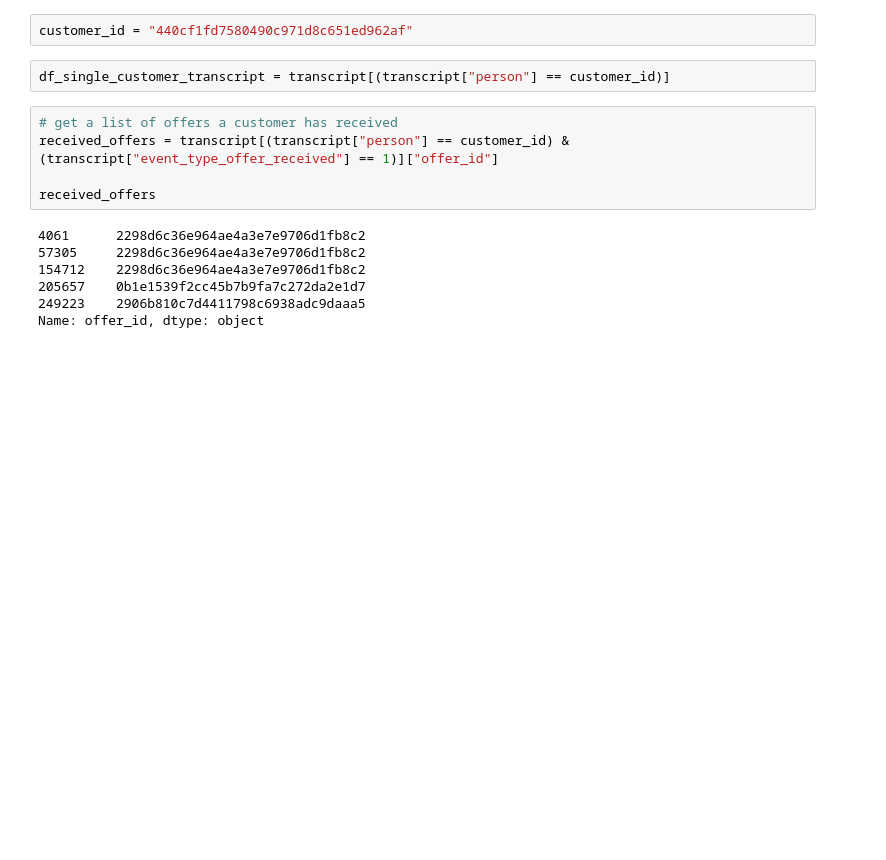
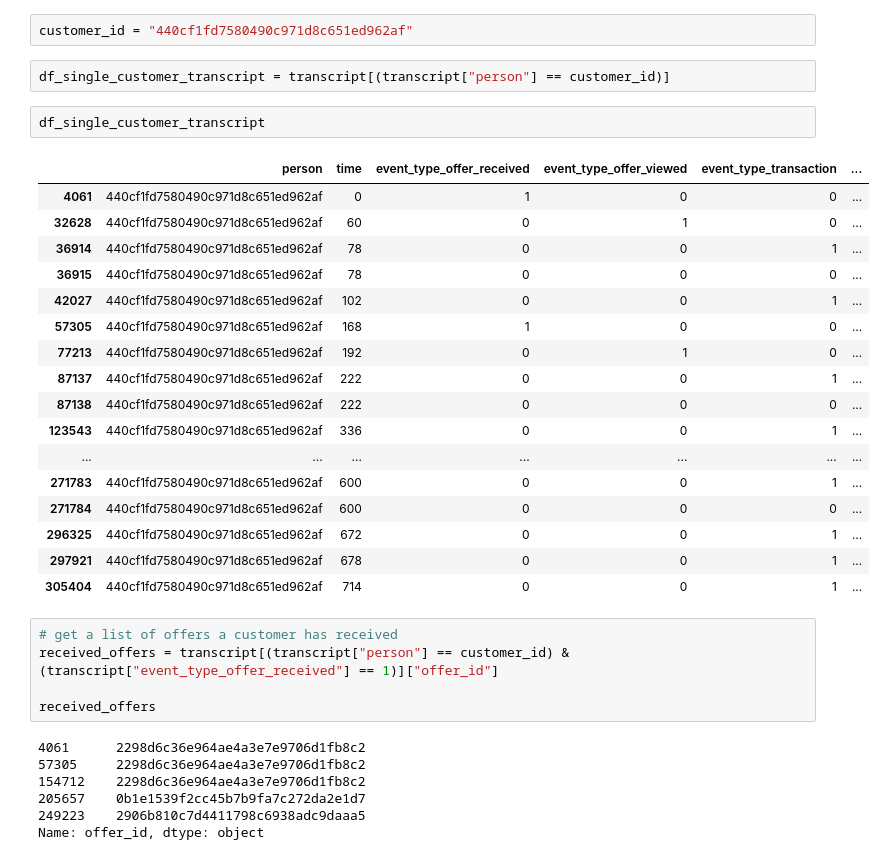
Before and after one commit to keigito/Starbucks_Customer_Analysis, a Jupyter notebook: Starbucks_Capstone_notebook.ipynb, the cells around one changed output. Saved outputs shown, nothing was run; the diff lists cells and outputs as text; blank space fills up the shorter version.

```diff
--- a/Starbucks_Capstone_notebook.ipynb
+++ b/Starbucks_Capstone_notebook.ipynb
@@ -600,6 +606,26 @@ customer_id
 customer_id = "440cf1fd7580490c971d8c651ed962af"
 # %%
 df_single_customer_transcript = transcript[(transcript["person"] == customer_id)]
+# %%
+df_single_customer_transcript
+# %% [output]
+|  | person | time | event_type_offer_received | event_type_offer_viewed | event_type_transaction | ... |
+| 4061 | 440cf1fd7580490c971d8c651ed962af | 0 | 1 | 0 | 0 | ... |
+| 32628 | 440cf1fd7580490c971d8c651ed962af | 60 | 0 | 1 | 0 | ... |
+| 36914 | 440cf1fd7580490c971d8c651ed962af | 78 | 0 | 0 | 1 | ... |
+| 36915 | 440cf1fd7580490c971d8c651ed962af | 78 | 0 | 0 | 0 | ... |
+| 42027 | 440cf1fd7580490c971d8c651ed962af | 102 | 0 | 0 | 1 | ... |
+| 57305 | 440cf1fd7580490c971d8c651ed962af | 168 | 1 | 0 | 0 | ... |
+| 77213 | 440cf1fd7580490c971d8c651ed962af | 192 | 0 | 1 | 0 | ... |
+| 87137 | 440cf1fd7580490c971d8c651ed962af | 222 | 0 | 0 | 1 | ... |
+| 87138 | 440cf1fd7580490c971d8c651ed962af | 222 | 0 | 0 | 0 | ... |
+| 123543 | 440cf1fd7580490c971d8c651ed962af | 336 | 0 | 0 | 1 | ... |
+| ... | ... | ... | ... | ... | ... | ... |
+| 271783 | 440cf1fd7580490c971d8c651ed962af | 600 | 0 | 0 | 1 | ... |
+| 271784 | 440cf1fd7580490c971d8c651ed962af | 600 | 0 | 0 | 0 | ... |
+| 296325 | 440cf1fd7580490c971d8c651ed962af | 672 | 0 | 0 | 1 | ... |
+| 297921 | 440cf1fd7580490c971d8c651ed962af | 678 | 0 | 0 | 1 | ... |
+| 305404 | 440cf1fd7580490c971d8c651ed962af | 714 | 0 | 0 | 1 | ... |
 # %%
 # get a list of offers a customer has received
 received_offers = transcript[(transcript["person"] == customer_id) & (transcript["event_type_offer_received"] == 1)]["offer_id"]
```
Also changed, not shown: parts of 8 cells of this notebook.
